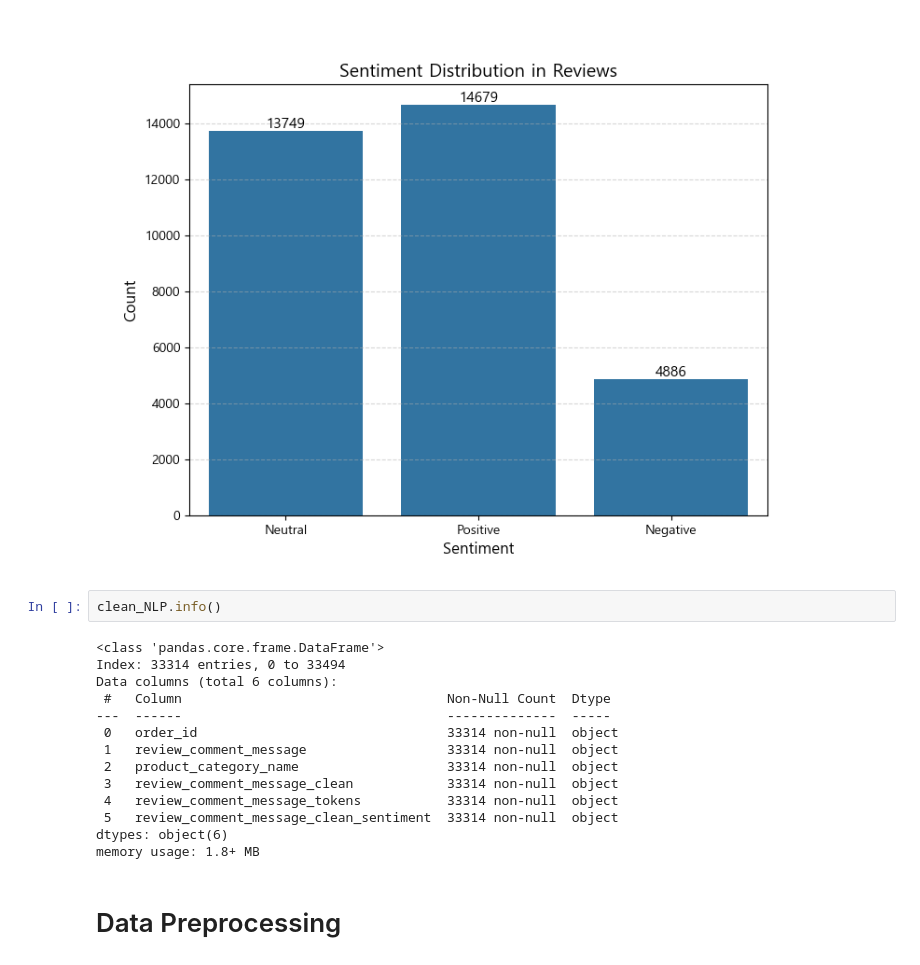
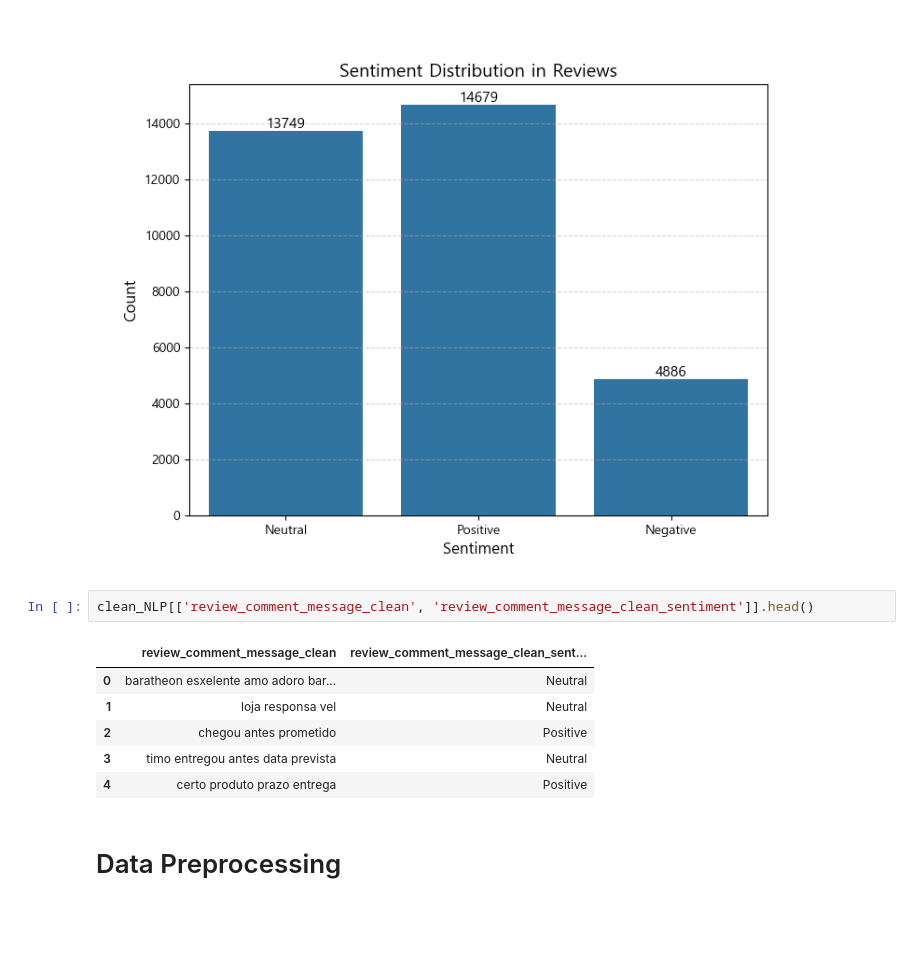
Before and after one commit to hhayan/project_olist_ecommerce, a Jupyter notebook: review.ipynb, the cells around one changed output. Drawn from its saved outputs; the diff is of its cells as text; blank space fills up the shorter version.

```diff
--- a/review.ipynb
+++ b/review.ipynb
@@ -336,21 +336,14 @@ plt.show()
 # %% [output]
 [figure]
 # %%
-clean_NLP.info()
+clean_NLP[['review_comment_message_clean', 'review_comment_message_clean_sentiment']].head()
 # %% [output]
-<class 'pandas.core.frame.DataFrame'>
-Index: 33314 entries, 0 to 33494
-Data columns (total 6 columns):
- #   Column                                  Non-Null Count  Dtype
----  ------                                  --------------  -----
- 0   order_id                                33314 non-null  object
- 1   review_comment_message                  33314 non-null  object
- 2   product_category_name                   33314 non-null  object
- 3   review_comment_message_clean            33314 non-null  object
- 4   review_comment_message_tokens           33314 non-null  object
- 5   review_comment_message_clean_sentiment  33314 non-null  object
-dtypes: object(6)
-memory usage: 1.8+ MB
+|  | review_comment_message_clean | review_comment_message_clean_sent... |
+| 0 | baratheon esxelente amo adoro bar... | Neutral |
+| 1 | loja responsa vel | Neutral |
+| 2 | chegou antes prometido | Positive |
+| 3 | timo entregou antes data prevista | Neutral |
+| 4 | certo produto prazo entrega | Positive |
 # %% [markdown]
 # Data Preprocessing
 # %%
```
Also changed, not shown: parts of 7 cells of this notebook, 6 other files.
